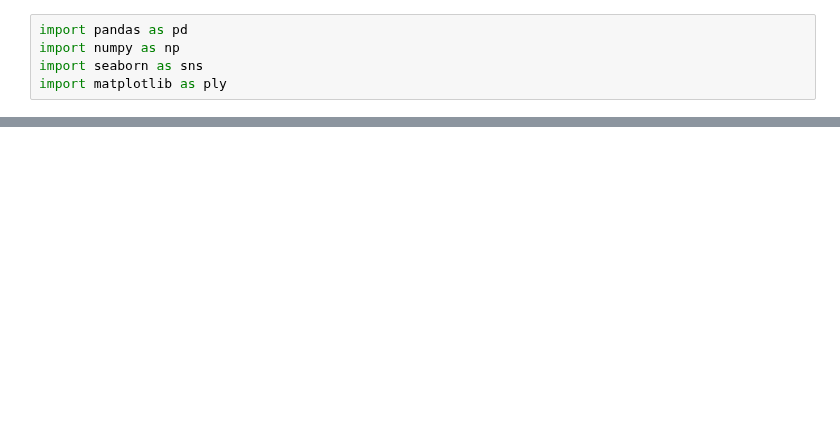
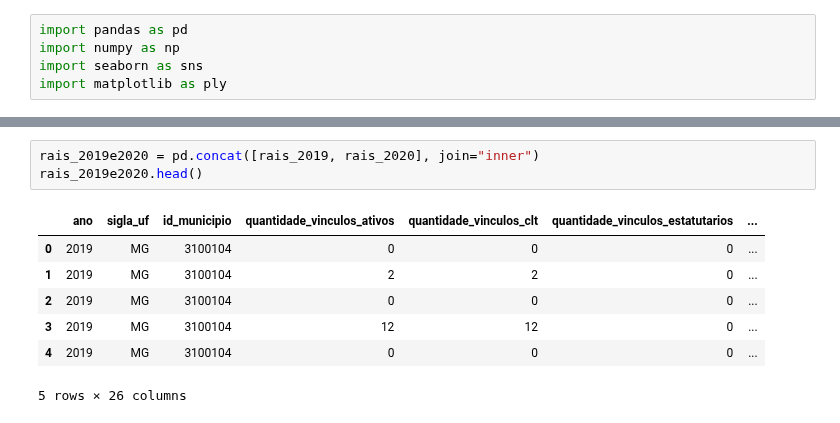
Before and after one commit to Leonardo-Dias-Up/Leonardo-Dias-Up, a Jupyter notebook: Análise_Multivariada_RAIS.ipynb, the cells around one changed output, grey strips where cells are left out. Drawn from its saved outputs; the diff is of its cells as text; blank space fills up the shorter version.

```diff
--- a/Análise_Multivariada_RAIS.ipynb
+++ b/Análise_Multivariada_RAIS.ipynb
@@ -27,0 +82,11 @@ cnae2 = pd.read_excel(r'/content/drive/MyDrive/Colab Notebooks/Análise Multiva
+# %%
+rais_2019e2020 = pd.concat([rais_2019, rais_2020], join="inner")
+rais_2019e2020.head()
+# %% [output]
+|  | ano | sigla_uf | id_municipio | quantidade_vinculos_ativos | quantidade_vinculos_clt | quantidade_vinculos_estatutarios | ... |
+| 0 | 2019 | MG | 3100104 | 0 | 0 | 0 | ... |
+| 1 | 2019 | MG | 3100104 | 2 | 2 | 0 | ... |
+| 2 | 2019 | MG | 3100104 | 0 | 0 | 0 | ... |
+| 3 | 2019 | MG | 3100104 | 12 | 12 | 0 | ... |
+| 4 | 2019 | MG | 3100104 | 0 | 0 | 0 | ... |
+5 rows × 26 columns
```
Also changed, not shown: parts of 7 cells of this notebook.
